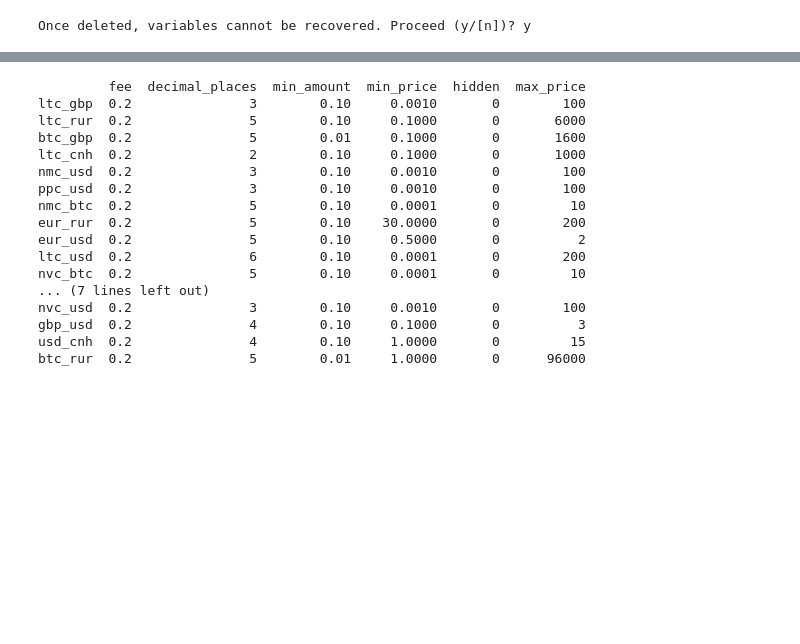
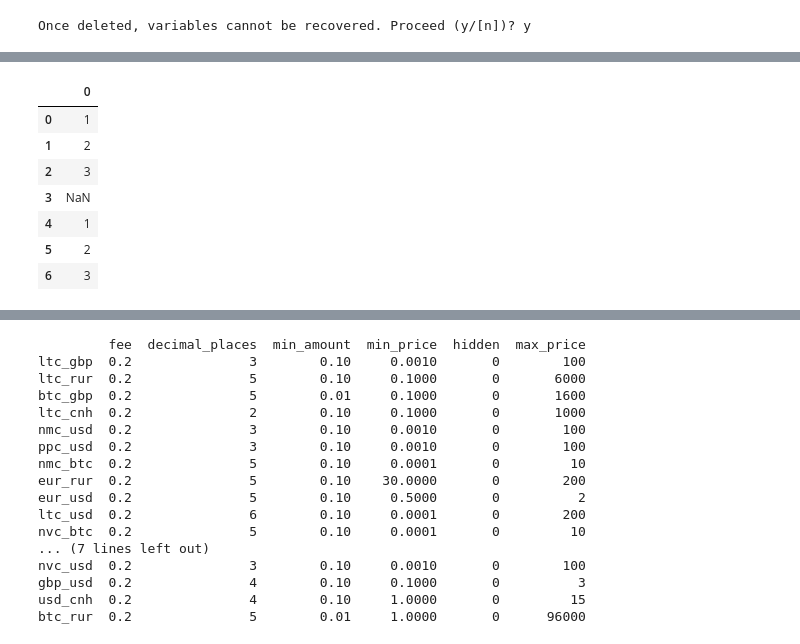
Before and after one commit to qorelogic/ml2, a Jupyter notebook: bin/crypto-arbitrage-fun.ipynb, the cells around one changed output, grey strips where cells are left out. Drawn from its saved outputs; the diff is of its cells as text; code cells hidden in the pictures; blank space fills up the shorter version.

```diff
--- a/bin/crypto-arbitrage-fun.ipynb
+++ b/bin/crypto-arbitrage-fun.ipynb
@@ -10,0 +59,12 @@ rcParams['figure.figsize'] = 20, 5
+# %%
+p.DataFrame([1,2,3,'?',1,2,3]).convert_objects(convert_numeric=True)
+#p.DataFrame([1,2,3,'?',1,2,3]).astype(float)
+# %% [output]
+|  | 0 |
+| 0 | 1 |
+| 1 | 2 |
+| 2 | 3 |
+| 3 | NaN |
+| 4 | 1 |
+| 5 | 2 |
+| 6 | 3 |
```
Also changed, not shown: parts of 9 cells of this notebook, 1 other file.
